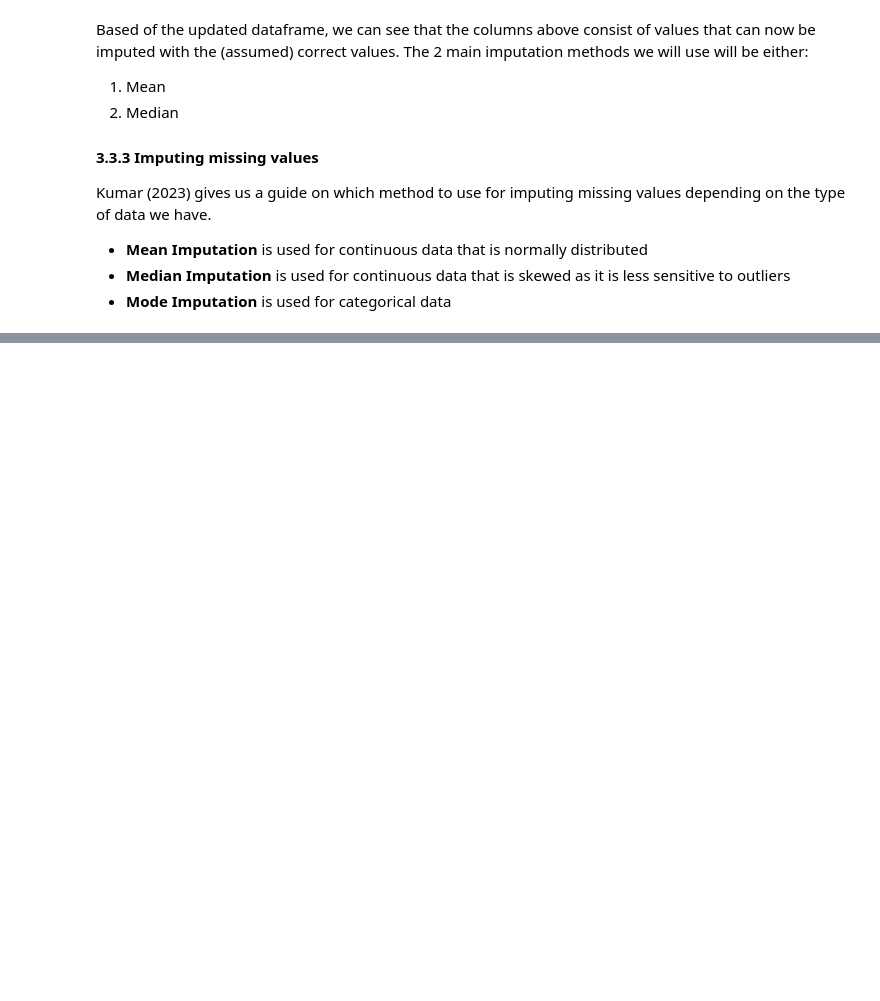
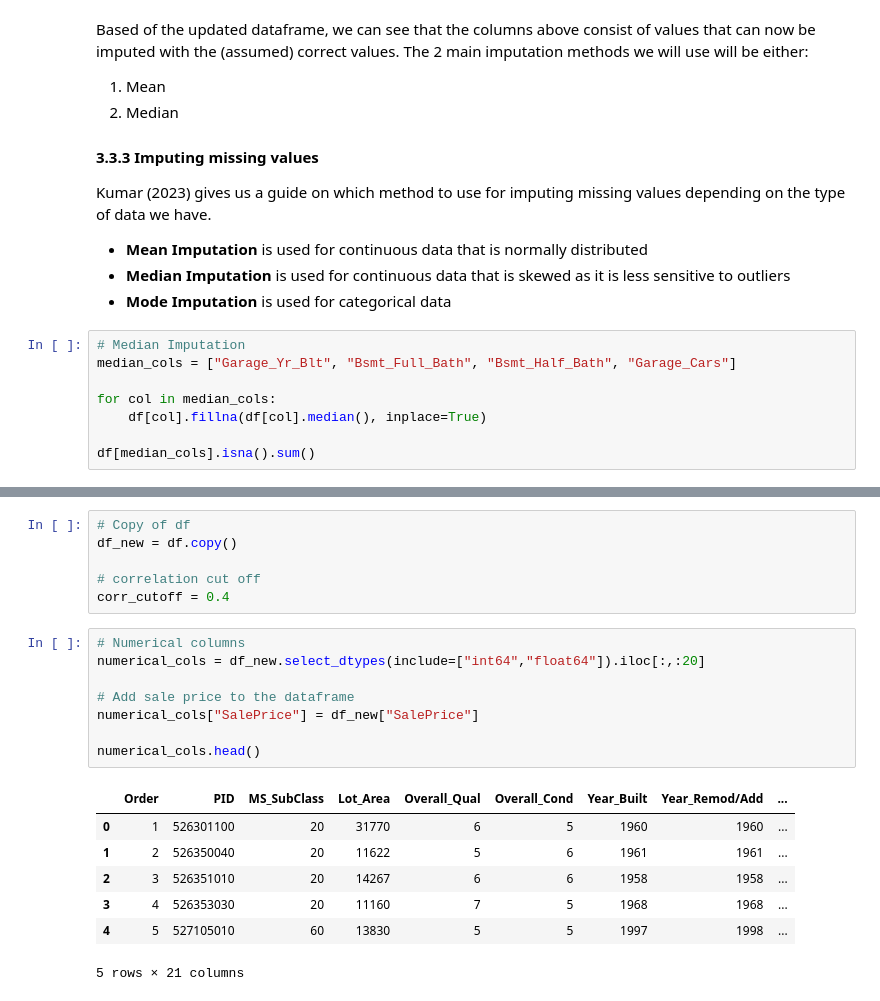
Before and after one commit to rongachoka/House_Prices_Dataset_-coursework-, a Jupyter notebook: index.updated.ipynb, the cells around one changed output, grey strips where cells are left out. Cells and saved outputs as stored; diff of their text form; blank space fills up the shorter version.

```diff
--- a/index.updated.ipynb
+++ b/index.updated.ipynb
@@ -511,3 +517,11 @@ Kumar (2023) gives us a guide on which method to use for imputing missing values
 - **Mean Imputation**  is used for continuous data that is normally distributed
 - **Median Imputation** is used for continuous data that is skewed as it is less sensitive to outliers
 - **Mode Imputation** is used for categorical data
+# %%
+# Median Imputation
+median_cols = ["Garage_Yr_Blt", "Bsmt_Full_Bath", "Bsmt_Half_Bath", "Garage_Cars"]
+
+for col in median_cols:
+    df[col].fillna(df[col].median(), inplace=True)
+
+df[median_cols].isna().sum()
@@ -513,0 +593,22 @@ Kumar (2023) gives us a guide on which method to use for imputing missing values
+# %%
+# Copy of df
+df_new = df.copy()
+
+# correlation cut off
+corr_cutoff = 0.4
+# %%
+# Numerical columns
+numerical_cols = df_new.select_dtypes(include=["int64","float64"]).iloc[:,:20]
+
+# Add sale price to the dataframe
+numerical_cols["SalePrice"] = df_new["SalePrice"]
+
+numerical_cols.head()
+# %% [output]
+|  | Order | PID | MS_SubClass | Lot_Area | Overall_Qual | Overall_Cond | Year_Built | Year_Remod/Add | ... |
+| 0 | 1 | 526301100 | 20 | 31770 | 6 | 5 | 1960 | 1960 | ... |
+| 1 | 2 | 526350040 | 20 | 11622 | 5 | 6 | 1961 | 1961 | ... |
+| 2 | 3 | 526351010 | 20 | 14267 | 6 | 6 | 1958 | 1958 | ... |
+| 3 | 4 | 526353030 | 20 | 11160 | 7 | 5 | 1968 | 1968 | ... |
+| 4 | 5 | 527105010 | 60 | 13830 | 5 | 5 | 1997 | 1998 | ... |
+5 rows × 21 columns
```
Also changed, not shown: parts of 22 cells of this notebook.
